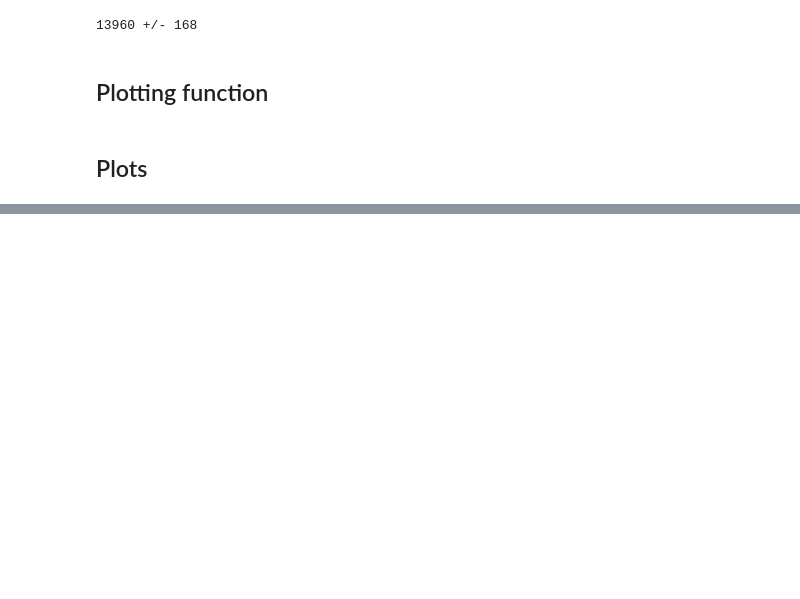
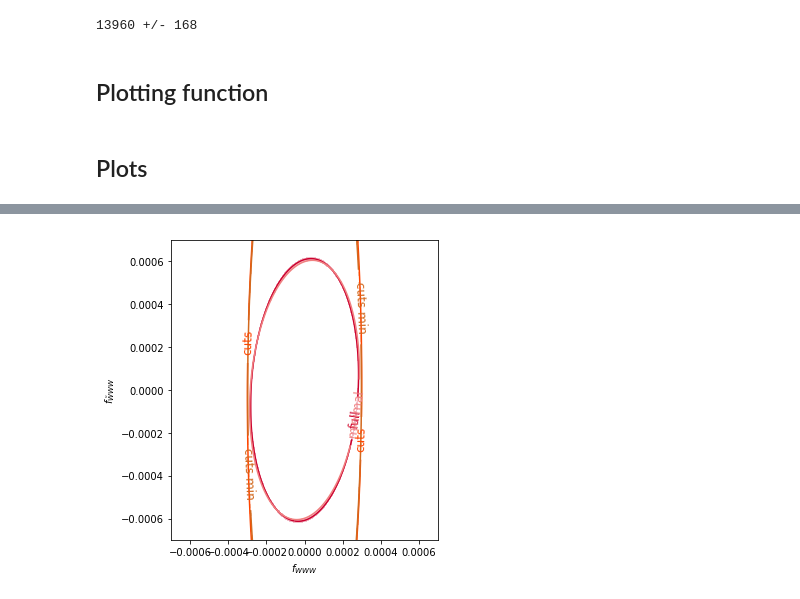
Before and after one commit to dlvp/diboson_mining, a Jupyter notebook: notebooks/wgamma/08a_plot_fisher_information.ipynb, the cells around one changed output, grey strips where cells are left out. Cells and saved outputs as stored; diff of their text form; code cells hidden in the pictures; blank space fills up the shorter version.

```diff
--- a/notebooks/wgamma/08a_plot_fisher_information.ipynb
+++ b/notebooks/wgamma/08a_plot_fisher_information.ipynb
@@ -174 +172,7 @@ Adding an axes using the same arguments as a previous axes currently reuses the
+# %%
+fig = make_plot('', xmax=0.0007, indices=[9,11,12,14])
+
+plt.savefig("../../figures/wgamma/information_wgamma_minimal.pdf")
+# %% [output]
+[figure, added]
 # %%
```
Also changed, not shown: parts of 7 cells of this notebook, 7 other files.
